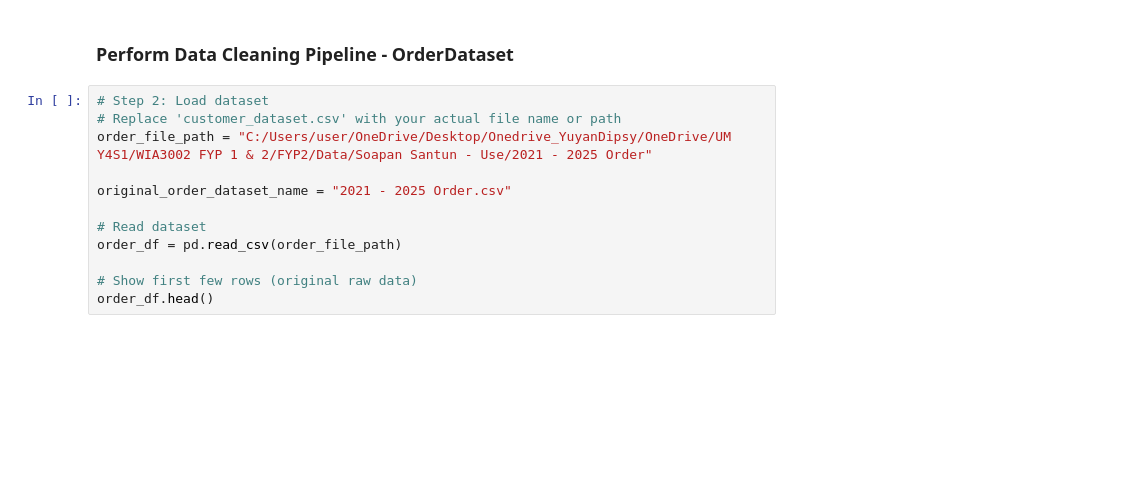
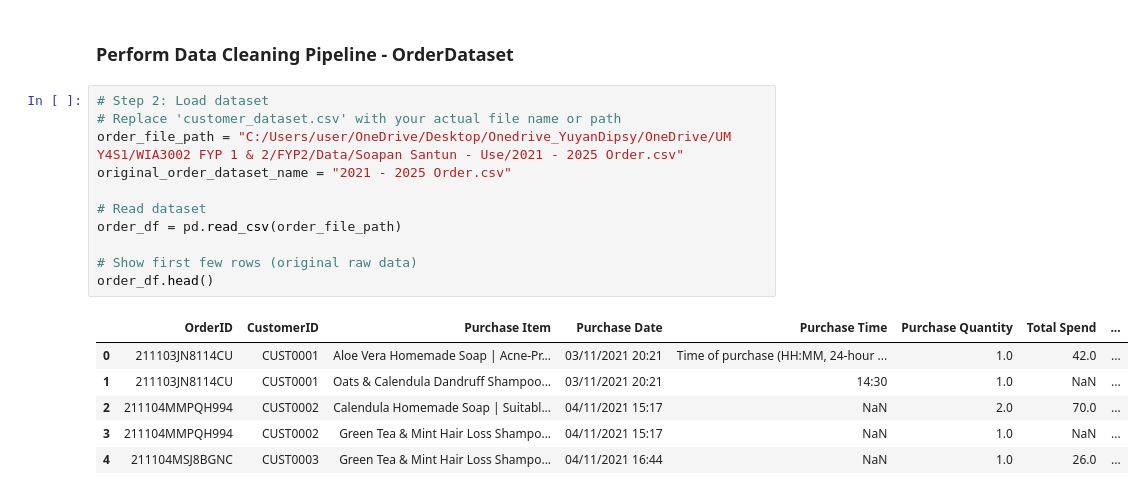
Before and after one commit to celinezyyy/Segma_FYP, a Jupyter notebook: server/python/dataCleaning/customerCleaning.ipynb, the cells around one changed output. Saved outputs shown, nothing was run; the diff lists cells and outputs as text; blank space fills up the shorter version.

Commit message:
(DONE) - Customer Dataset CLeaning Pipeline

```diff
--- a/server/python/dataCleaning/customerCleaning.ipynb
+++ b/server/python/dataCleaning/customerCleaning.ipynb
@@ -679,12 +721,18 @@ summary = generate_cleaning_report(original_customer_df, cleaned_customer_df)
 # %%
 # Step 2: Load dataset
 # Replace 'customer_dataset.csv' with your actual file name or path
-order_file_path = "C:/Users/user/OneDrive/Desktop/Onedrive_YuyanDipsy/OneDrive/UM Y4S1/WIA3002 FYP 1 & 2/FYP2/Data/Soapan Santun - Use/2021 - 2025 Order"
-
+order_file_path = "C:/Users/user/OneDrive/Desktop/Onedrive_YuyanDipsy/OneDrive/UM Y4S1/WIA3002 FYP 1 & 2/FYP2/Data/Soapan Santun - Use/2021 - 2025 Order.csv"
 original_order_dataset_name = "2021 - 2025 Order.csv"
 
 # Read dataset
 order_df = pd.read_csv(order_file_path)
 
 # Show first few rows (original raw data)
 order_df.head()
+# %% [output]
+|  | OrderID | CustomerID | Purchase Item | Purchase Date | Purchase Time | Purchase Quantity | Total Spend | ... |
+| 0 | 211103JN8114CU | CUST0001 | Aloe Vera Homemade Soap | Acne-Pr... | 03/11/2021 20:21 | Time of purchase (HH:MM, 24-hour ... | 1.0 | 42.0 | ... |
+| 1 | 211103JN8114CU | CUST0001 | Oats & Calendula Dandruff Shampoo... | 03/11/2021 20:21 | 14:30 | 1.0 | NaN | ... |
+| 2 | 211104MMPQH994 | CUST0002 | Calendula Homemade Soap | Suitabl... | 04/11/2021 15:17 | NaN | 2.0 | 70.0 | ... |
+| 3 | 211104MMPQH994 | CUST0002 | Green Tea & Mint Hair Loss Shampo... | 04/11/2021 15:17 | NaN | 1.0 | NaN | ... |
+| 4 | 211104MSJ8BGNC | CUST0003 | Green Tea & Mint Hair Loss Shampo... | 04/11/2021 16:44 | NaN | 1.0 | 26.0 | ... |
```
Also changed, not shown: parts of 3 cells of this notebook.
